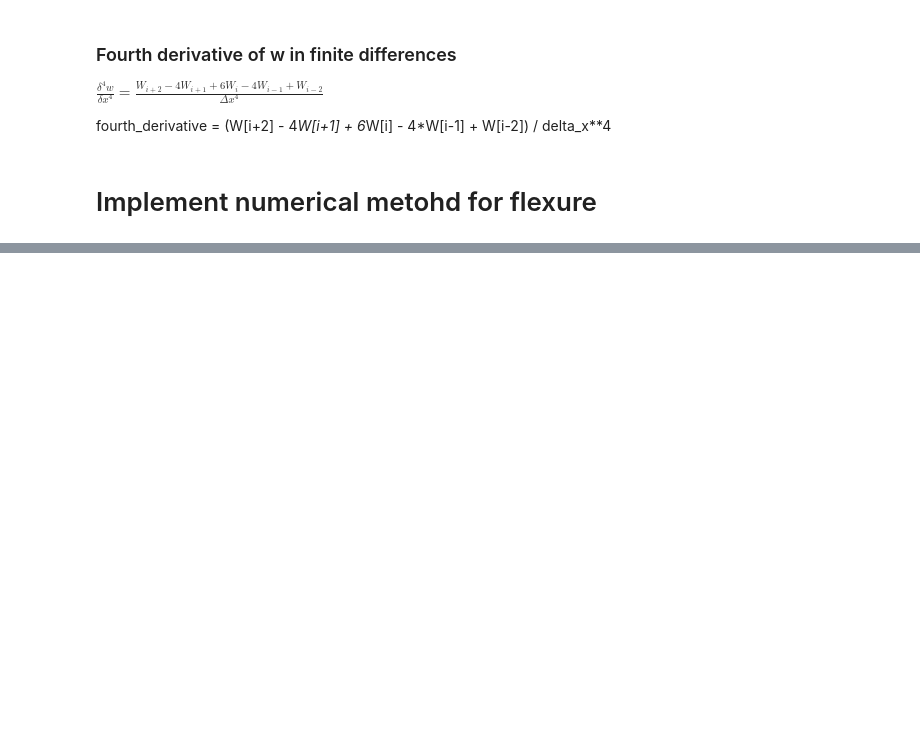
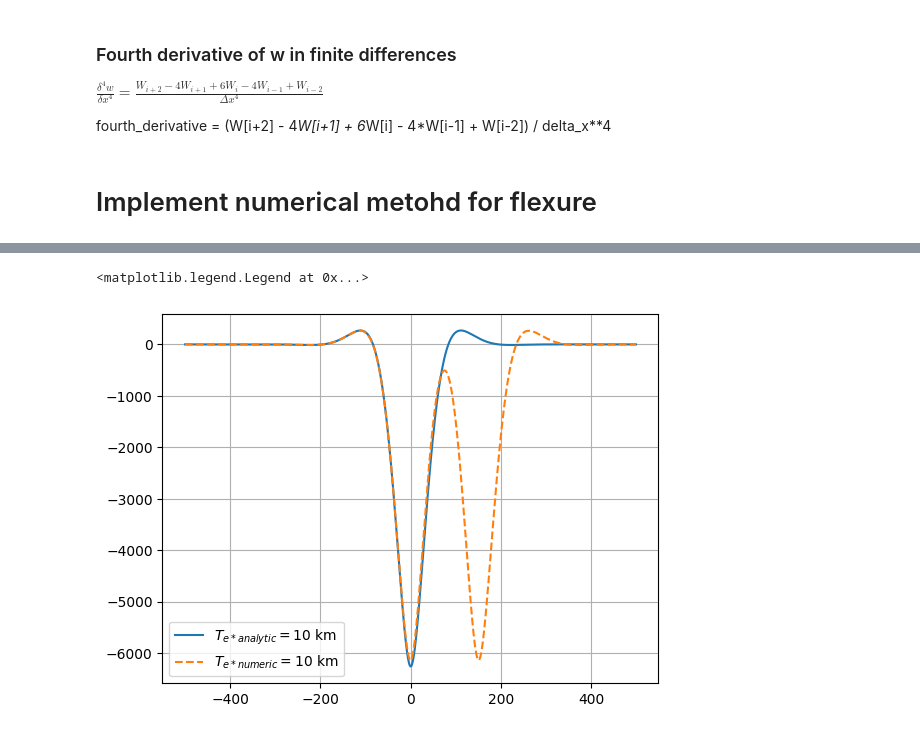
Before and after one commit to YagoMCastro/bacias-msc-2024, a Jupyter notebook: notebooks/classes/flexura.ipynb, the cells around one changed output, grey strips where cells are left out. Cells and saved outputs as stored; diff of their text form; code cells hidden in the pictures; blank space fills up the shorter version.

```diff
--- a/notebooks/classes/flexura.ipynb
+++ b/notebooks/classes/flexura.ipynb
@@ -103,0 +104,24 @@ plt.legend()
+# %%
+x = np.arange(-500e3, 500.0e3,1000.0)
+
+Te = 10.0e3 # Espessura elástica efetiva
+v0_linear = -1.0e13
+
+wan = analytic_flexure(x,Te,v0_linear) # Vertical movement
+
+plt.plot(x/1000, wan, label="$T_{e*analytic}= 10$ km")
+
+dx = x[1]-x[0]
+p = x*0
+
+p[x==0] = v0_linear/dx
+
+p[x==150e3] = v0_linear/dx
+w_num = numeric_flexure(x,Te,p)
+
+plt.plot(x/1000, w_num, "--" ,label="$T_{e*numeric} = 10$ km")
+plt.grid()
+plt.legend()
+# %% [output]
+<matplotlib.legend.Legend at 0x...>
+[figure, added]
```
Also changed, not shown: parts of 1 cell of this notebook.
